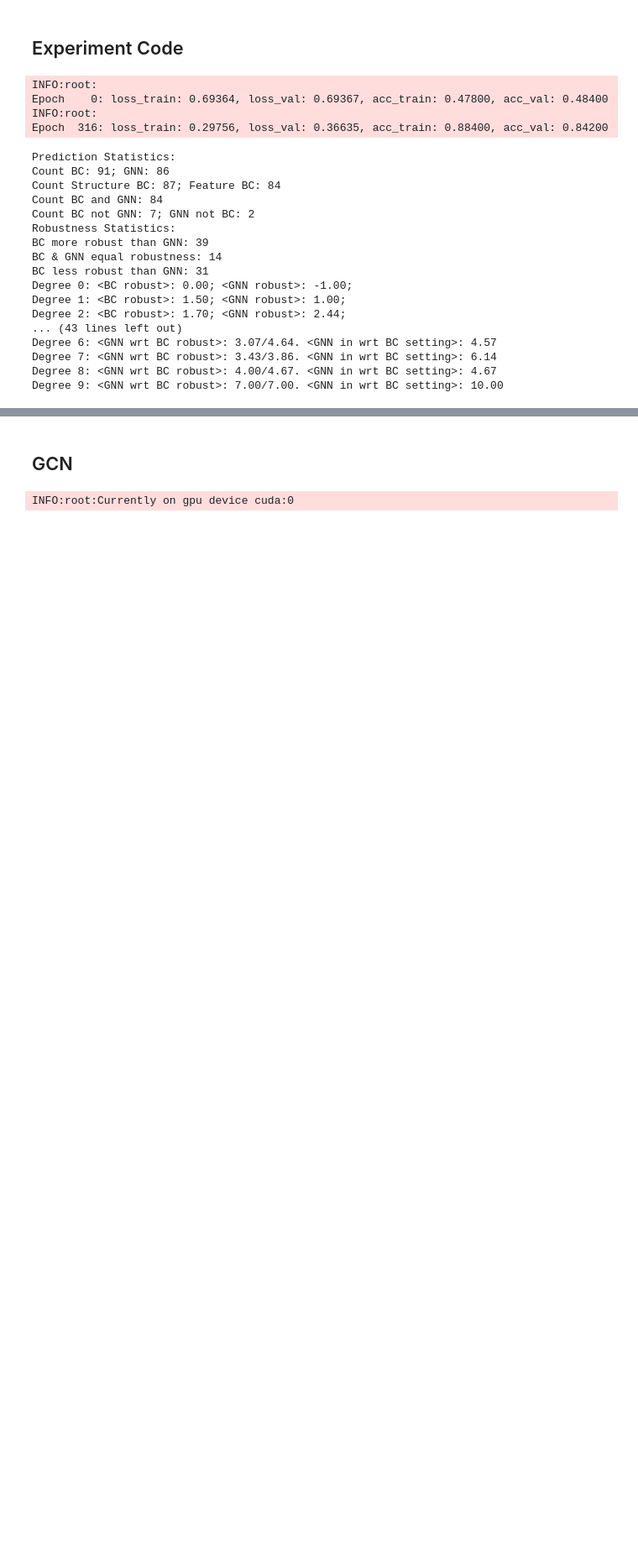
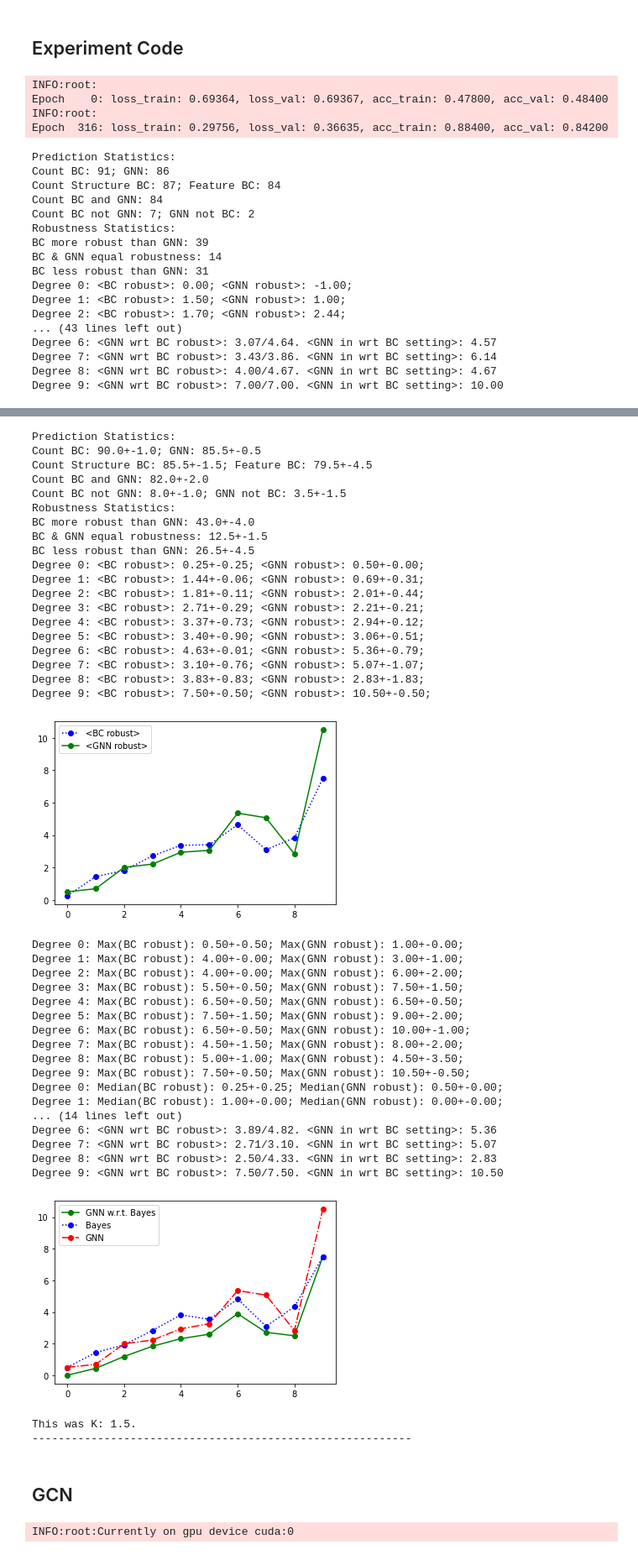
Before and after one commit to saper0/revisiting_robustness, a Jupyter notebook: eval_robustness.ipynb, the cells around one changed output, grey strips where cells are left out. Shown at 84% size. Drawn from its saved outputs; the diff is of its cells as text; code cells hidden in the pictures; blank space fills up the shorter version.

Commit message:
Finished robustness analysis of GCN & APPNP.

```diff
--- a/eval_robustness.ipynb
+++ b/eval_robustness.ipynb
@@ -270,3 +344,13 @@ Degree 6: <GNN wrt BC robust>: 3.07/4.64. <GNN in wrt BC setting>: 4.57
 Degree 7: <GNN wrt BC robust>: 3.43/3.86. <GNN in wrt BC setting>: 6.14
 Degree 8: <GNN wrt BC robust>: 4.00/4.67. <GNN in wrt BC setting>: 4.67
 Degree 9: <GNN wrt BC robust>: 7.00/7.00. <GNN in wrt BC setting>: 10.00
+# %%
+n = 1000
+n_iter = 100
+avg_intra_degree = 1.5 * 2 # intra_edges_per_node * 2
+avg_inter_degree = 0.5 * 2
+seed = 1
+K_l = [1.5]
+attack_method = "l2"
+perform_experiments(n, [1,2], n_iter, avg_intra_degree, avg_inter_degree, K_l, attack_method)
+# %% [output]
@@ -273,3 +367,43 @@ Degree 9: <GNN wrt BC robust>: 7.00/7.00. <GNN in wrt BC setting>: 10.00
+Prediction Statistics:
+Count BC: 90.0+-1.0; GNN: 85.5+-0.5
+Count Structure BC: 85.5+-1.5; Feature BC: 79.5+-4.5
+Count BC and GNN: 82.0+-2.0
+Count BC not GNN: 8.0+-1.0; GNN not BC: 3.5+-1.5
+Robustness Statistics:
+BC more robust than GNN: 43.0+-4.0
+BC & GNN equal robustness: 12.5+-1.5
+BC less robust than GNN: 26.5+-4.5
+Degree 0: <BC robust>: 0.25+-0.25; <GNN robust>: 0.50+-0.00;
+Degree 1: <BC robust>: 1.44+-0.06; <GNN robust>: 0.69+-0.31;
+Degree 2: <BC robust>: 1.81+-0.11; <GNN robust>: 2.01+-0.44;
+Degree 3: <BC robust>: 2.71+-0.29; <GNN robust>: 2.21+-0.21;
+Degree 4: <BC robust>: 3.37+-0.73; <GNN robust>: 2.94+-0.12;
+Degree 5: <BC robust>: 3.40+-0.90; <GNN robust>: 3.06+-0.51;
+Degree 6: <BC robust>: 4.63+-0.01; <GNN robust>: 5.36+-0.79;
+Degree 7: <BC robust>: 3.10+-0.76; <GNN robust>: 5.07+-1.07;
+Degree 8: <BC robust>: 3.83+-0.83; <GNN robust>: 2.83+-1.83;
+Degree 9: <BC robust>: 7.50+-0.50; <GNN robust>: 10.50+-0.50;
+[figure, added]
+Degree 0: Max(BC robust): 0.50+-0.50; Max(GNN robust): 1.00+-0.00;
+Degree 1: Max(BC robust): 4.00+-0.00; Max(GNN robust): 3.00+-1.00;
+Degree 2: Max(BC robust): 4.00+-0.00; Max(GNN robust): 6.00+-2.00;
+Degree 3: Max(BC robust): 5.50+-0.50; Max(GNN robust): 7.50+-1.50;
+Degree 4: Max(BC robust): 6.50+-0.50; Max(GNN robust): 6.50+-0.50;
+Degree 5: Max(BC robust): 7.50+-1.50; Max(GNN robust): 9.00+-2.00;
+Degree 6: Max(BC robust): 6.50+-0.50; Max(GNN robust): 10.00+-1.00;
+Degree 7: Max(BC robust): 4.50+-1.50; Max(GNN robust): 8.00+-2.00;
+Degree 8: Max(BC robust): 5.00+-1.00; Max(GNN robust): 4.50+-3.50;
+Degree 9: Max(BC robust): 7.50+-0.50; Max(GNN robust): 10.50+-0.50;
+Degree 0: Median(BC robust): 0.25+-0.25; Median(GNN robust): 0.50+-0.00;
+Degree 1: Median(BC robust): 1.00+-0.00; Median(GNN robust): 0.00+-0.00;
+... (14 lines left out)
+Degree 6: <GNN wrt BC robust>: 3.89/4.82. <GNN in wrt BC setting>: 5.36
+Degree 7: <GNN wrt BC robust>: 2.71/3.10. <GNN in wrt BC setting>: 5.07
+Degree 8: <GNN wrt BC robust>: 2.50/4.33. <GNN in wrt BC setting>: 2.83
+Degree 9: <GNN wrt BC robust>: 7.50/7.50. <GNN in wrt BC setting>: 10.50
+[figure, added]
+This was K: 1.5.
+----------------------------------------------------------
 # %% [markdown]
 ## GCN
 # %%
```
Also changed, not shown: parts of 7 cells of this notebook.
